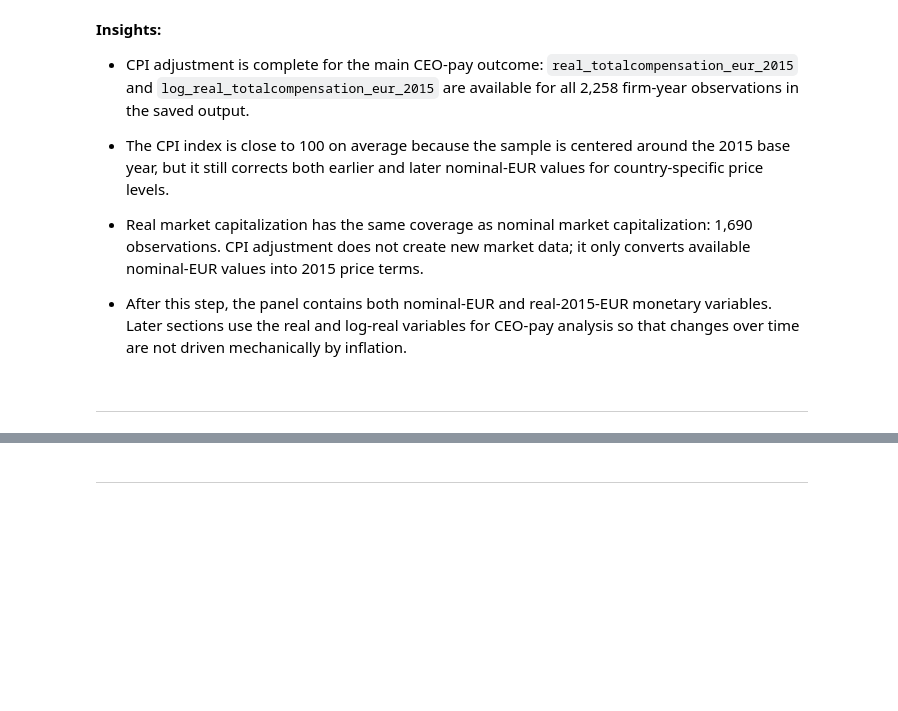
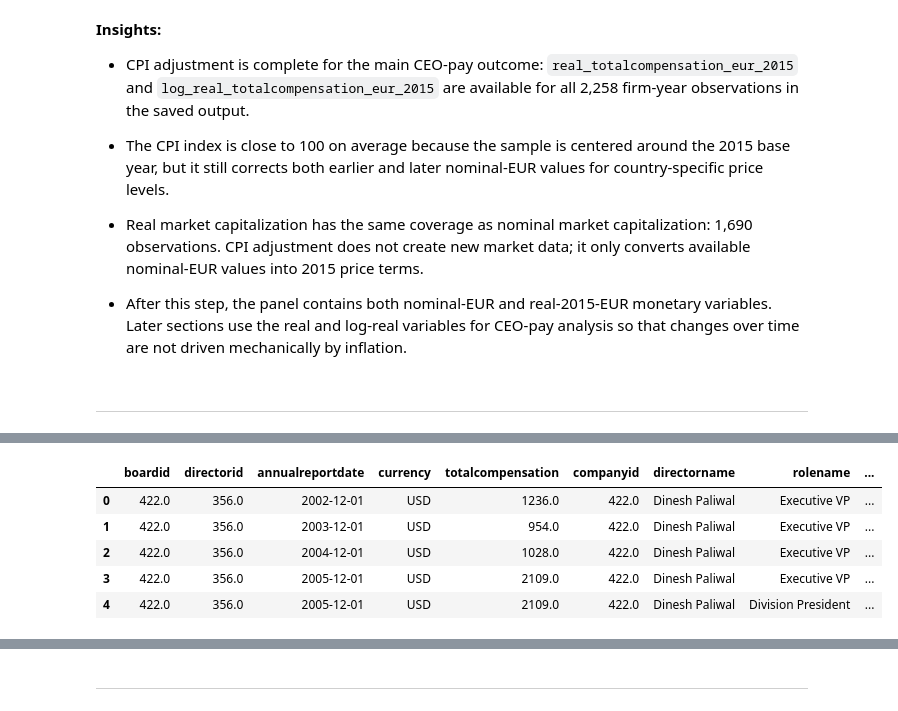
Before and after one commit to rizkyakbar-tud/DAI, a Jupyter notebook: mission/proposals_st26/mission_proposal_Akbar-Zduńczyk copy.ipynb, the cells around one changed output, grey strips where cells are left out. Saved outputs shown, nothing was run; the diff lists cells and outputs as text; code cells hidden in the pictures; blank space fills up the shorter version.

```diff
--- a/mission/proposals_st26/mission_proposal_Akbar-Zduńczyk copy.ipynb
+++ b/mission/proposals_st26/mission_proposal_Akbar-Zduńczyk copy.ipynb
@@ -2680,0 +2718,29 @@ log_pay_dispersion: mean=1.081, std=1.109
+# %%
+# Merge annual average FX rate based on remuneration currency and annual report year
+df_pay_ratio_remun_matched = df_pay_ratio_remun_matched.merge(
+    df_fx_annual,
+    left_on=["currency", "annualreportyear"],
+    right_on=["fromcurd", "year"],
+    how="left",
+    validate="many_to_one"
+)
+
+# Convert non-CEO executive compensation into EUR
+df_pay_ratio_remun_matched["totalcompensation_eur"] = (
+    df_pay_ratio_remun_matched["totalcompensation"]
+    * df_pay_ratio_remun_matched["fx_rate_avg_to_eur"]
+)
+
+# Keep only valid positive EUR compensation
+df_pay_ratio_remun_matched = df_pay_ratio_remun_matched.loc[
+    df_pay_ratio_remun_matched["totalcompensation_eur"].gt(0)
+].copy()
+
+df_pay_ratio_remun_matched.head()
+# %% [output]
+|  | boardid | directorid | annualreportdate | currency | totalcompensation | companyid | directorname | rolename | ... |
+| 0 | 422.0 | 356.0 | 2002-12-01 | USD | 1236.0 | 422.0 | Dinesh Paliwal | Executive VP | ... |
+| 1 | 422.0 | 356.0 | 2003-12-01 | USD | 954.0 | 422.0 | Dinesh Paliwal | Executive VP | ... |
+| 2 | 422.0 | 356.0 | 2004-12-01 | USD | 1028.0 | 422.0 | Dinesh Paliwal | Executive VP | ... |
+| 3 | 422.0 | 356.0 | 2005-12-01 | USD | 2109.0 | 422.0 | Dinesh Paliwal | Executive VP | ... |
+| 4 | 422.0 | 356.0 | 2005-12-01 | USD | 2109.0 | 422.0 | Dinesh Paliwal | Division President | ... |
```
Also changed, not shown: parts of 19 cells of this notebook.
